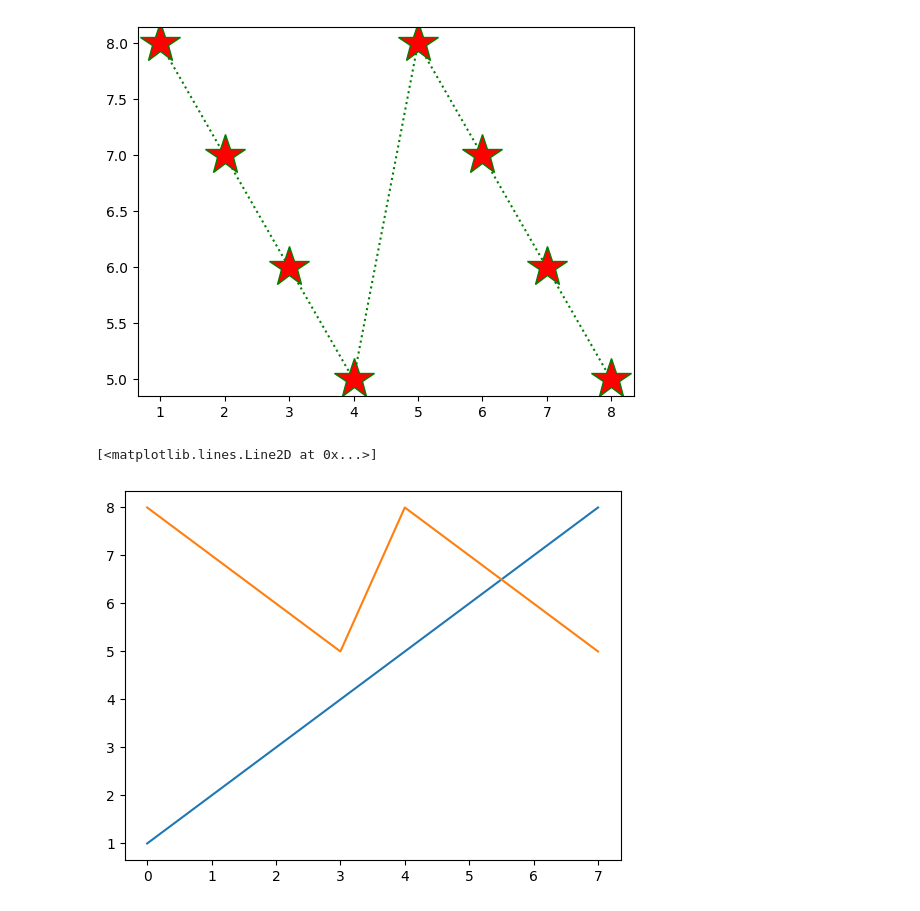
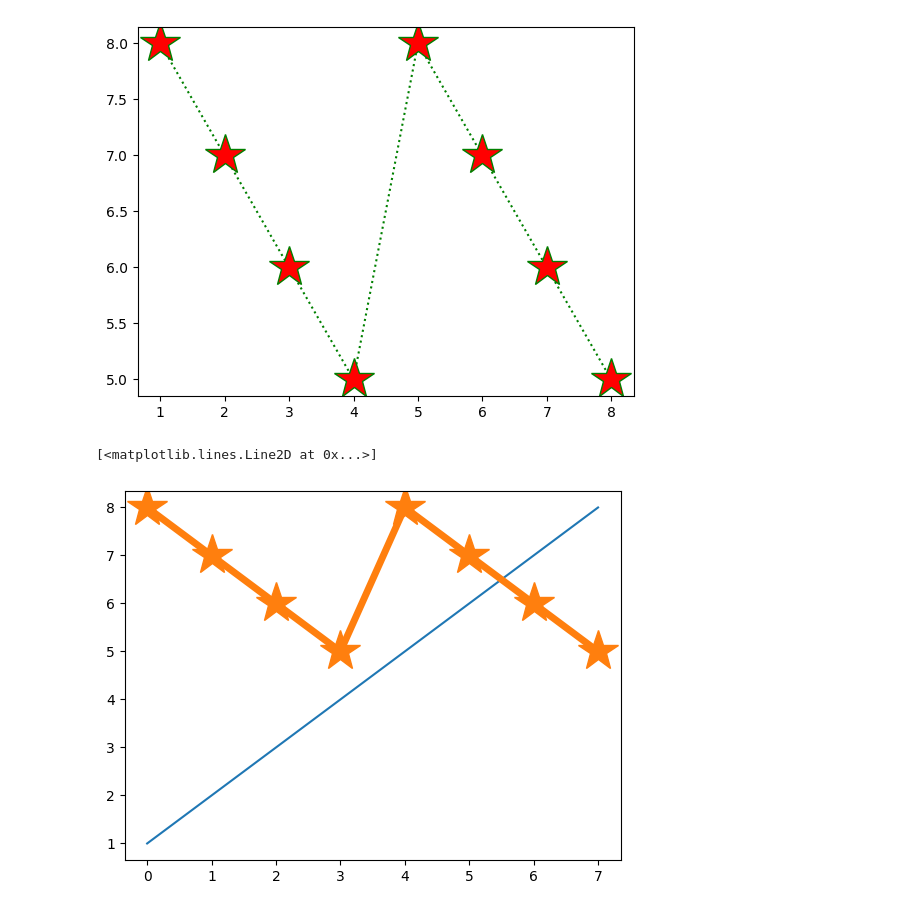
Before and after one commit to sachin09999/data-science, a Jupyter notebook: matplotlib/matplot.ipynb, the cells around one changed output. Saved outputs shown, nothing was run; the diff lists cells and outputs as text; code cells hidden in the pictures.

```diff
--- a/matplotlib/matplot.ipynb
+++ b/matplotlib/matplot.ipynb
@@ -42,8 +42,8 @@ plt.plot(a,b,color='g',ms=30,marker='*',mfc='r',ls='dotted')
 [figure]
 # %%
 plt.plot(a)
-plt.plot(b)
+plt.plot(b,marker='*',linewidth=5,ms=30)
 # %% [output]
 [<matplotlib.lines.Line2D at 0x...>]
-[figure, old version]
+[figure, new version]
 # %%
```
Also changed, not shown: parts of 24 cells of this notebook, 6 other files.
